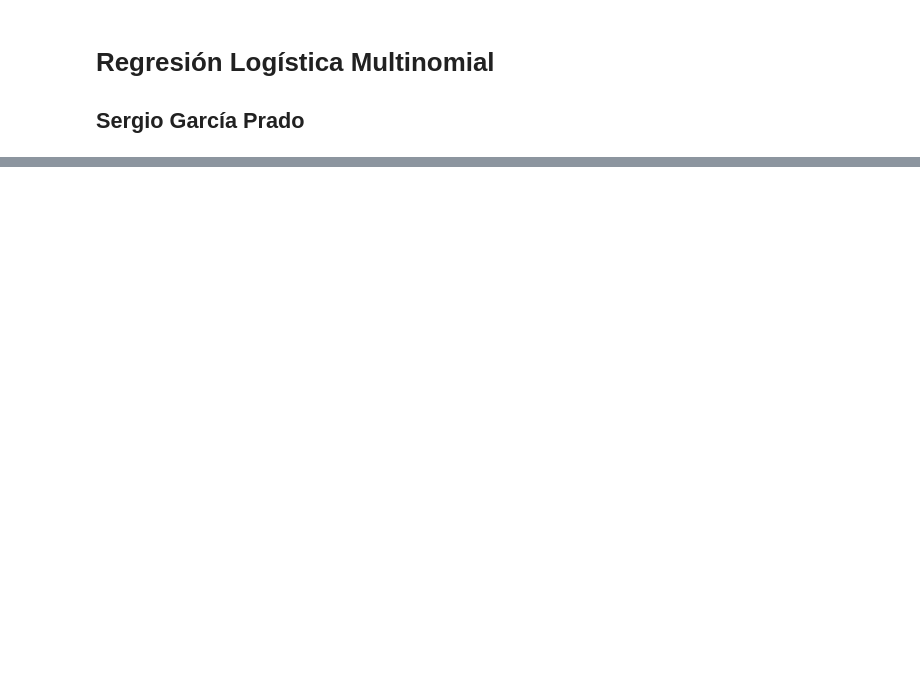
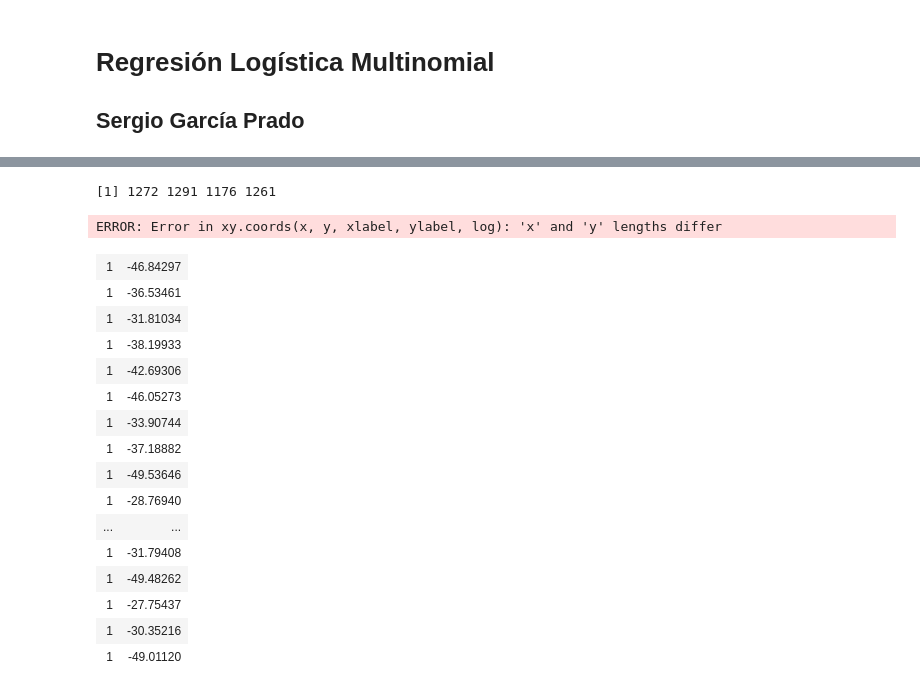
Before and after one commit to garciparedes/multinomial-logistic-contingency, a Jupyter notebook: notebook.ipynb, the cells around one changed output, grey strips where cells are left out. Saved outputs shown, nothing was run; the diff lists cells and outputs as text; code cells hidden in the pictures; blank space fills up the shorter version.

```diff
--- a/notebook.ipynb
+++ b/notebook.ipynb
@@ -36,0 +53,7 @@ datos2 <- read.table('data/datos2.txt', header = TRUE)
+# %%
+n <- 5000
+k <- 4
+# %%
+(n.sampled <- c(rmultinom(1, size=n,prob=rep(1, 4)/4)))
+# %% [output]
+[1] 1272 1291 1176 1261
@@ -36,0 +72,23 @@ datos2 <- read.table('data/datos2.txt', header = TRUE)
+# %%
+plot(0, GenerateSample(n.sampled, -50, 50)$X)
+# %% [output]
+ERROR: Error in xy.coords(x, y, xlabel, ylabel, log): 'x' and 'y' lengths differ
+# %%
+cbind(1, runif(n.sampled[1], -50, -25))
+# %% [output]
+| 1 | -46.84297 |
+| 1 | -36.53461 |
+| 1 | -31.81034 |
+| 1 | -38.19933 |
+| 1 | -42.69306 |
+| 1 | -46.05273 |
+| 1 | -33.90744 |
+| 1 | -37.18882 |
+| 1 | -49.53646 |
+| 1 | -28.76940 |
+| ... | ... |
+| 1 | -31.79408 |
+| 1 | -49.48262 |
+| 1 | -27.75437 |
+| 1 | -30.35216 |
+| 1 | -49.01120 |
```
Also changed, not shown: parts of 12 cells of this notebook.
